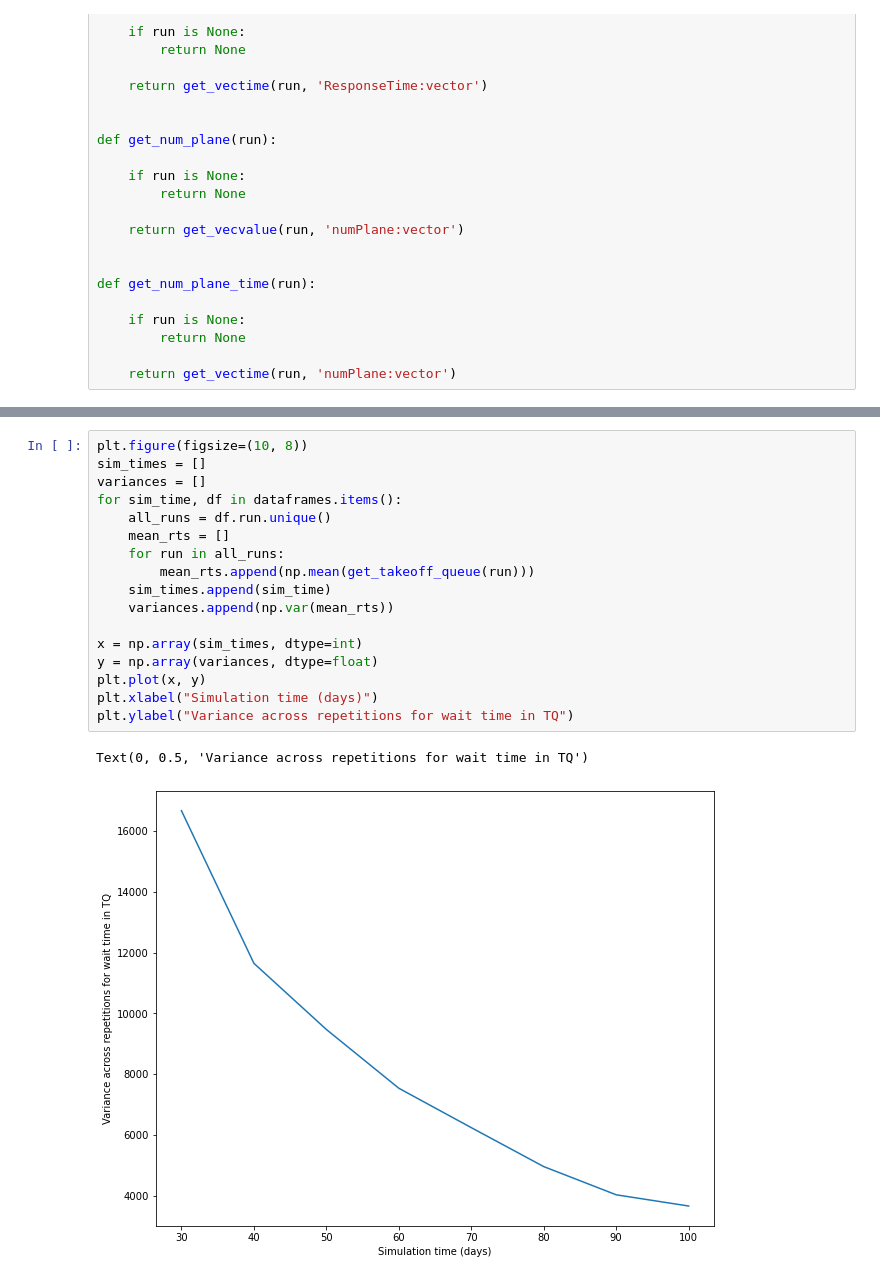
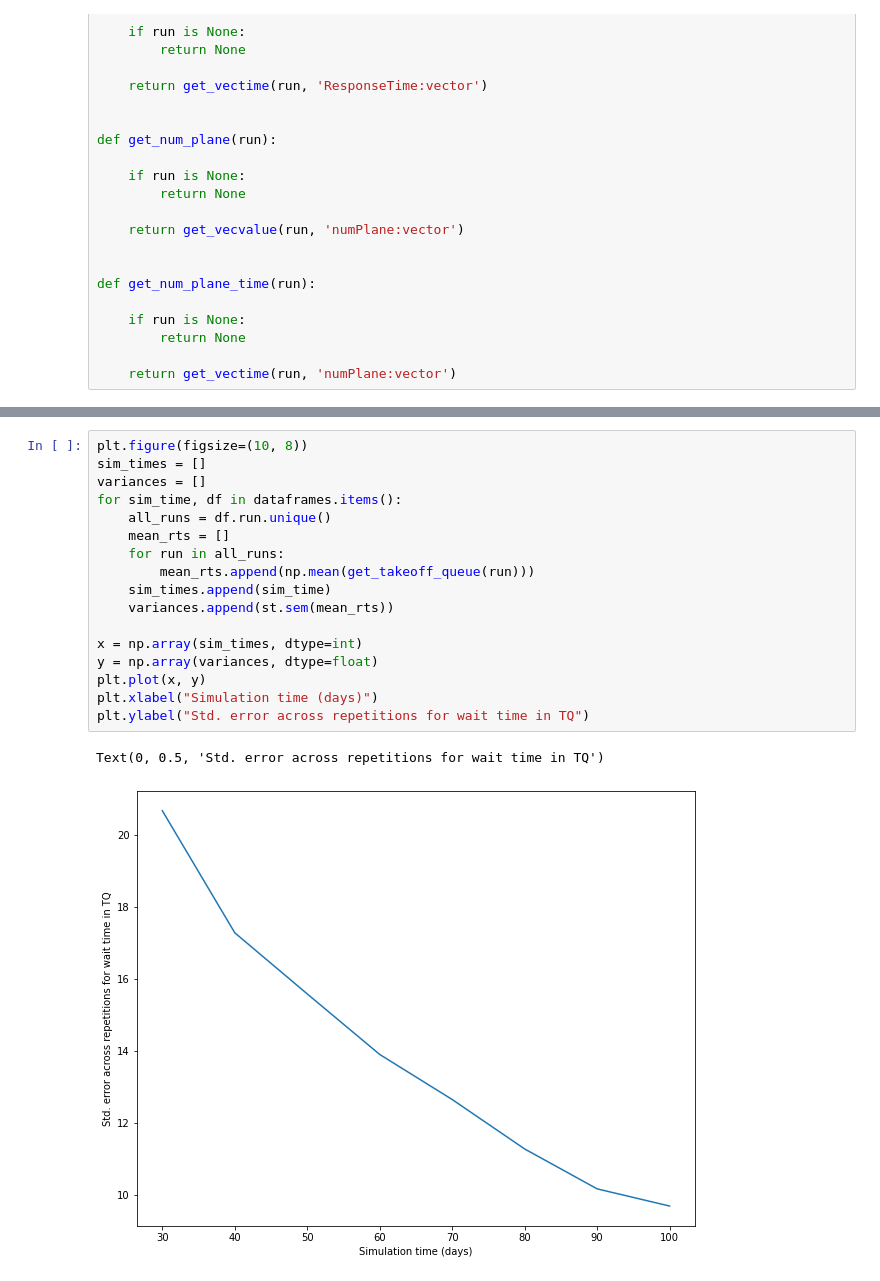
Before and after one commit to bendonio/Control-Tower-Project, a Jupyter notebook: CT/simulations/jupyter/simulation_time.ipynb, the cells around one changed output, grey strips where cells are left out. Cells and saved outputs as stored; diff of their text form.

```diff
--- a/CT/simulations/jupyter/simulation_time.ipynb
+++ b/CT/simulations/jupyter/simulation_time.ipynb
@@ -176,20 +156,20 @@ Text(0, 0.5, 'Variance across repetitions for wait time in LQ')
-# %%
-plt.figure(figsize=(10, 8))
-sim_times = []
-variances = []
-for sim_time, df in dataframes.items():
-    all_runs = df.run.unique()
-    mean_rts = []
-    for run in all_runs:
-        mean_rts.append(np.mean(get_takeoff_queue(run)))
-    sim_times.append(sim_time)
-    variances.append(np.var(mean_rts))
-
-x = np.array(sim_times, dtype=int)
-y = np.array(variances, dtype=float)
-plt.plot(x, y)
-plt.xlabel("Simulation time (days)")
-plt.ylabel("Variance across repetitions for wait time in TQ")
-# %% [output]
-Text(0, 0.5, 'Variance across repetitions for wait time in TQ')
-[figure, removed]
+# %%
+plt.figure(figsize=(10, 8))
+sim_times = []
+variances = []
+for sim_time, df in dataframes.items():
+    all_runs = df.run.unique()
+    mean_rts = []
+    for run in all_runs:
+        mean_rts.append(np.mean(get_takeoff_queue(run)))
+    sim_times.append(sim_time)
+    variances.append(st.sem(mean_rts))
+
+x = np.array(sim_times, dtype=int)
+y = np.array(variances, dtype=float)
+plt.plot(x, y)
+plt.xlabel("Simulation time (days)")
+plt.ylabel("Std. error across repetitions for wait time in TQ")
+# %% [output]
+Text(0, 0.5, 'Std. error across repetitions for wait time in TQ')
+[figure, added]
```
Also changed, not shown: parts of 5 cells of this notebook.
